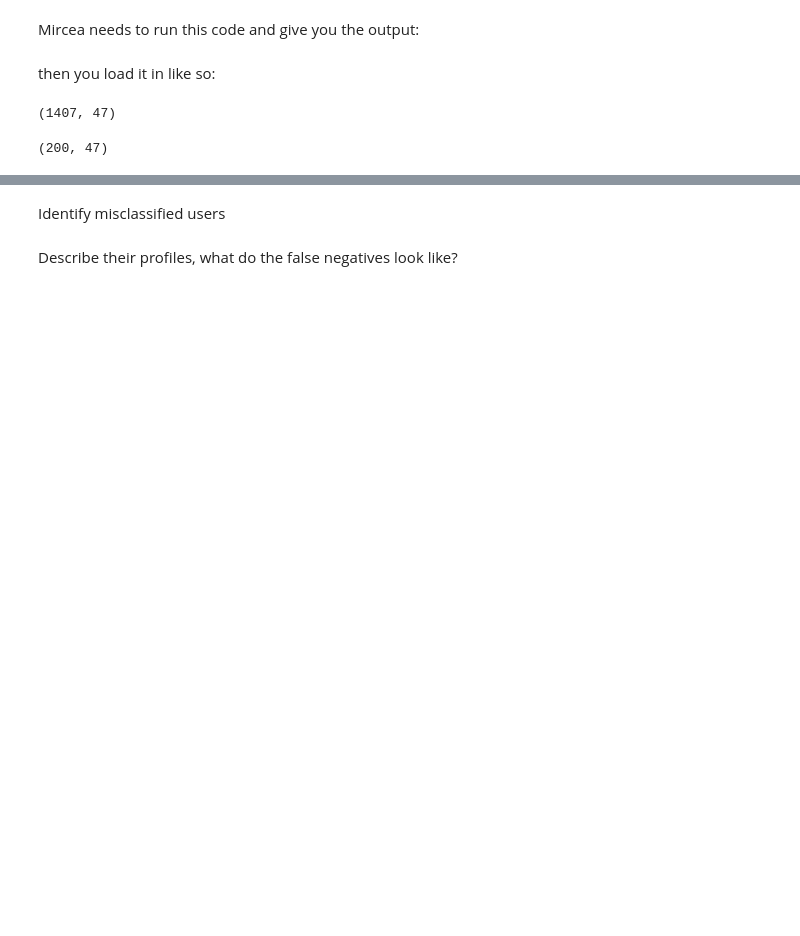
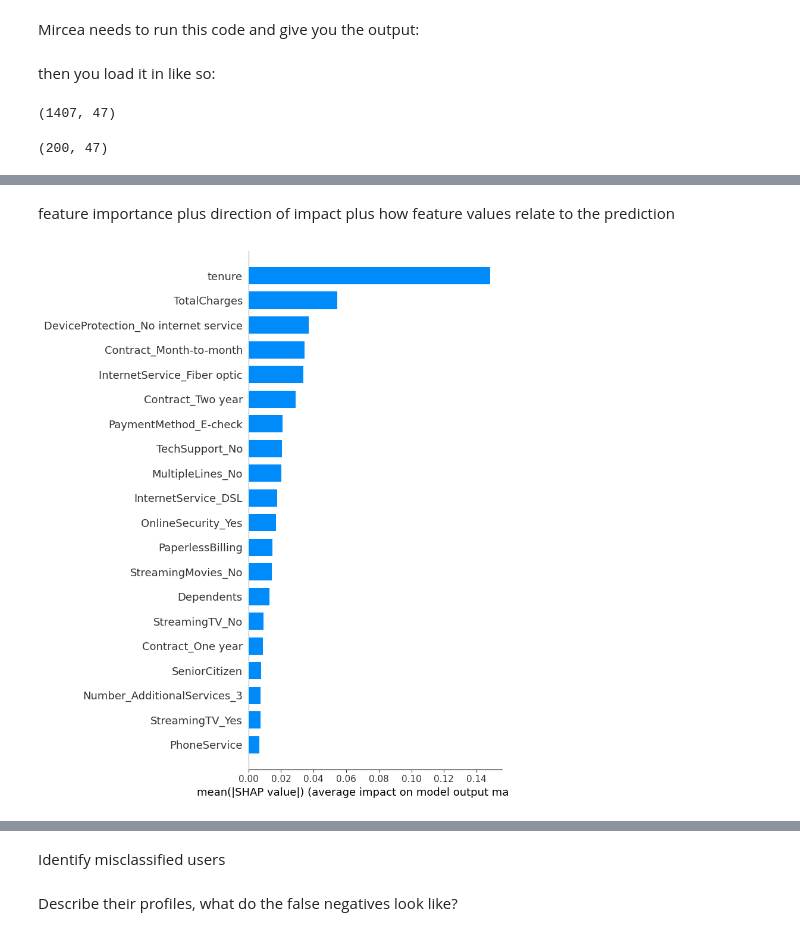
Before and after one commit to kristianhnielsen/aml_exam, a Jupyter notebook: rheannon/shallow_shap.ipynb, the cells around one changed output, grey strips where cells are left out. Saved outputs shown, nothing was run; the diff lists cells and outputs as text; code cells hidden in the pictures; blank space fills up the shorter version.

```diff
--- a/rheannon/shallow_shap.ipynb
+++ b/rheannon/shallow_shap.ipynb
@@ -38,2 +62,6 @@ shap.summary_plot(shap_values, X_test, plot_type="dot")
+# %% [markdown]
+feature importance plus direction of impact plus how feature values relate to the prediction
 # %%
-shap.summary_plot(shap_values, X_test, plot_type="bar")
+shap.summary_plot(shap_values, X_test_small, plot_type="bar")
+# %% [output]
+[figure, added]
```
Also changed, not shown: parts of 23 cells of this notebook, 9 other files.
